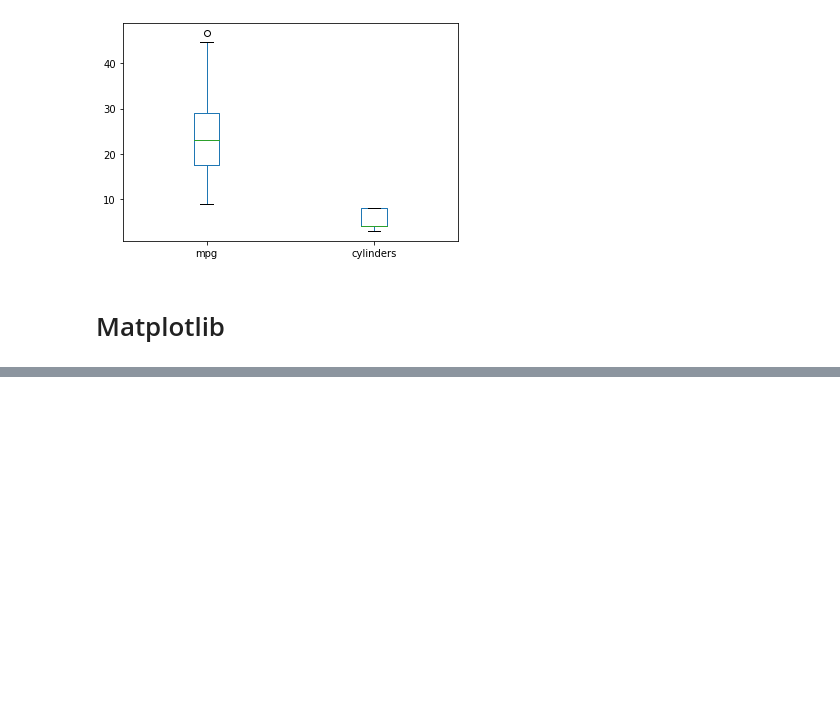
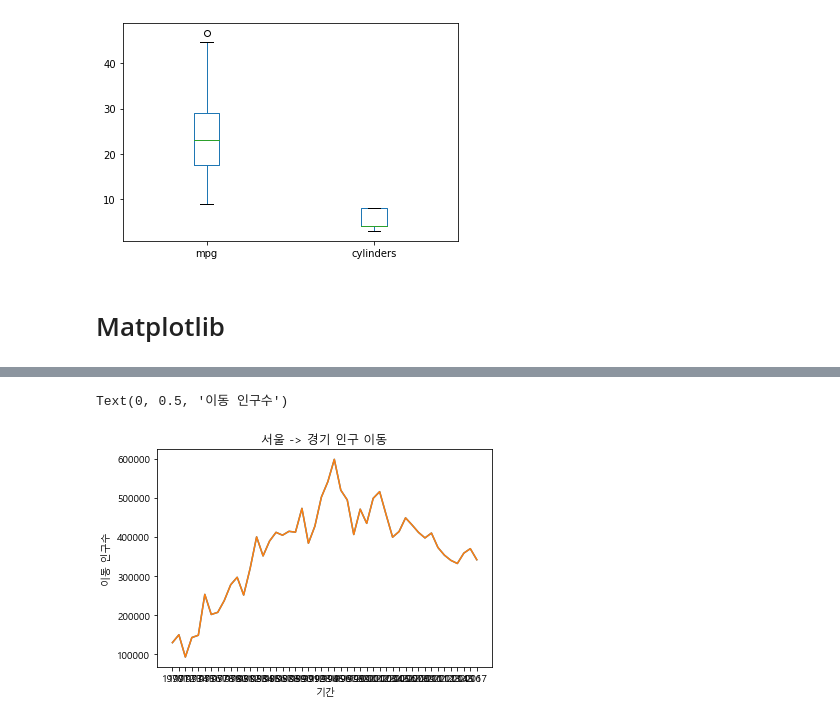
Before and after one commit to one-gidung/BigLeader_AI_Academy, a Jupyter notebook: 2021-06-30.ipynb, the cells around one changed output, grey strips where cells are left out. Cells and saved outputs as stored; diff of their text form; code cells hidden in the pictures; blank space fills up the shorter version.

```diff
--- a/2021-06-30.ipynb
+++ b/2021-06-30.ipynb
@@ -996,0 +1005,5 @@ df.head()
+# %%
+# 엑셀 데이터를 보면 알겠지만 처음 값으로 아래 NaN값을 채워줘야 컴퓨터가 이해할 데이터프레임이 됨
+
+df = df.fillna(method='ffill')      # 누락값을 앞의 데이터로 채움
+df
@@ -996,0 +1024,8 @@ df.head()
+# %%
+# 서울에서 다른 지역으로 이동한 데이터만 추출하여 정리
+mask = (df['전출지별'] == '서울특별시') & (df['전입지별'] != '서울특별시')
+df_seoul = df[mask]
+df_seoul = df_seoul.drop(['전출지별'], axis = 1)
+df_seoul.rename({'전입지별': '전입지'}, axis = 1, inplace=True)
+df_seoul.set_index('전입지', inplace = True)
+df_seoul
@@ -996,0 +1059,17 @@ df.head()
+# %%
+# 서울에서 경기도로 이동한 인구 데이터 값만 선택
+sr_one = df_seoul.loc['경기도']
+
+plt.plot(sr_one.index, sr_one.values)   # x, y축 데이터를 plot 함수에 입력
+
+plt.plot(sr_one)   # 판다스 객체를 plot 함수에 입력
+
+# 차트 제목 추가
+plt.title('서울 -> 경기 인구 이동')
+
+# 축이름 추가
+plt.xlabel('기간')
+plt.ylabel('이동 인구수')
+# %% [output]
+Text(0, 0.5, '이동 인구수')
+[figure, added]
```
Also changed, not shown: parts of 5 cells of this notebook.
